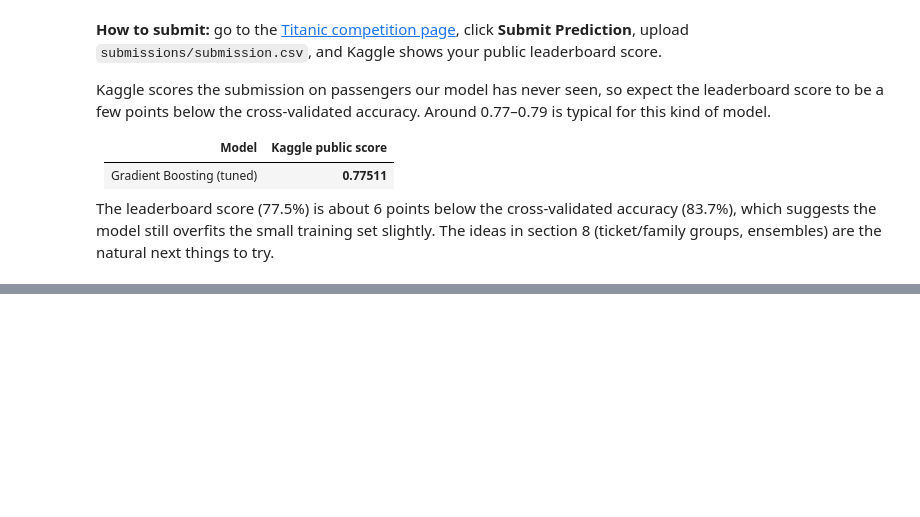
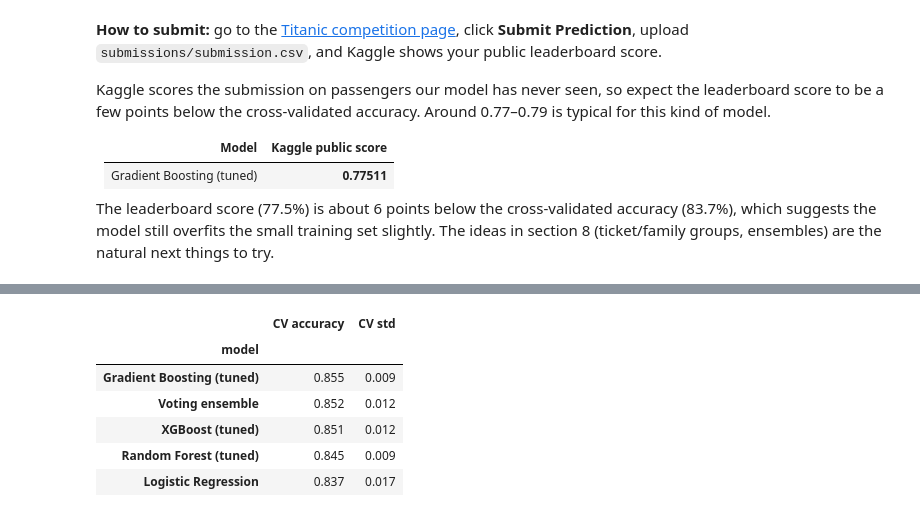
Before and after one commit to OlgaKoleda/titanic-survival-analysis, a Jupyter notebook: notebooks/titanic_analysis.ipynb, the cells around one changed output, grey strips where cells are left out. Cells and saved outputs as stored; diff of their text form; code cells hidden in the pictures; blank space fills up the shorter version.

```diff
--- a/notebooks/titanic_analysis.ipynb
+++ b/notebooks/titanic_analysis.ipynb
@@ -531,0 +689,38 @@ The leaderboard score (77.5%) is about 6 points below the cross‑validated accu
+# %%
+from sklearn.ensemble import VotingClassifier
+
+X_new, X_submit_new = encode(feature_sets["+ deck, ticket & group survival"])
+
+ensemble = VotingClassifier(
+    estimators=[
+        ("lr", make_pipeline(StandardScaler(), LogisticRegression(max_iter=1000))),
+        ("rf", clone(rf_grid.best_estimator_)),
+        ("gb", clone(gb_grid.best_estimator_)),
+        ("xgb", clone(xgb_search.best_estimator_)),
+    ],
+    voting="soft",
+)
+
+new_models = {
+    "Logistic Regression": ensemble.named_estimators["lr"],
+    "Random Forest (tuned)": ensemble.named_estimators["rf"],
+    "Gradient Boosting (tuned)": ensemble.named_estimators["gb"],
+    "XGBoost (tuned)": ensemble.named_estimators["xgb"],
+    "Voting ensemble": ensemble,
+}
+
+rows = []
+for name, model in new_models.items():
+    scores = cross_val_score(model, X_new, y, cv=cv, scoring="accuracy")
+    rows.append({"model": name, "CV accuracy": scores.mean(), "CV std": scores.std()})
+
+results_new = pd.DataFrame(rows).set_index("model").sort_values("CV accuracy", ascending=False)
+results_new.round(3)
+# %% [output]
+|  | CV accuracy | CV std |
+| model |  |  |
+| Gradient Boosting (tuned) | 0.855 | 0.009 |
+| Voting ensemble | 0.852 | 0.012 |
+| XGBoost (tuned) | 0.851 | 0.012 |
+| Random Forest (tuned) | 0.845 | 0.009 |
+| Logistic Regression | 0.837 | 0.017 |
```
Also changed, not shown: parts of 19 cells of this notebook, 3 other files.
